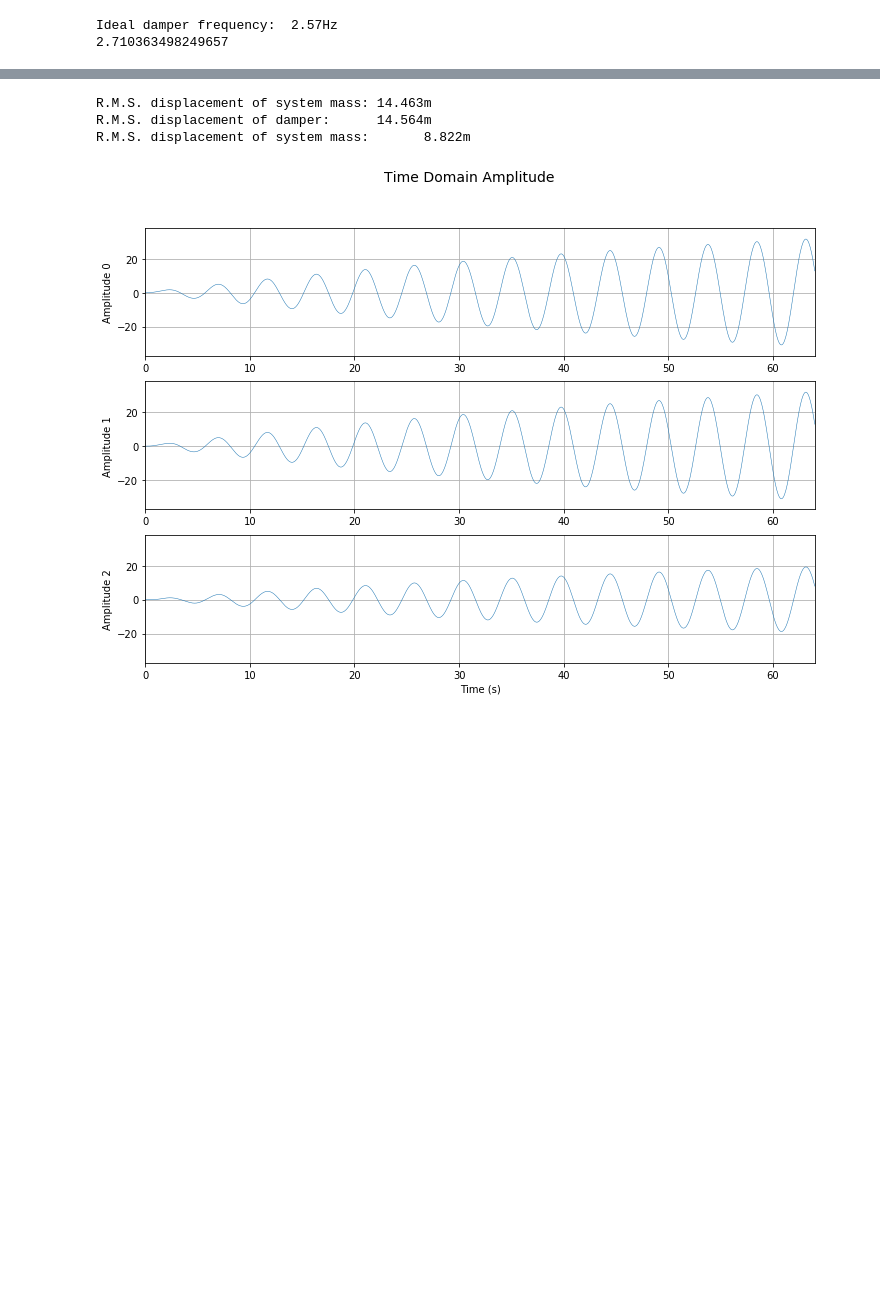
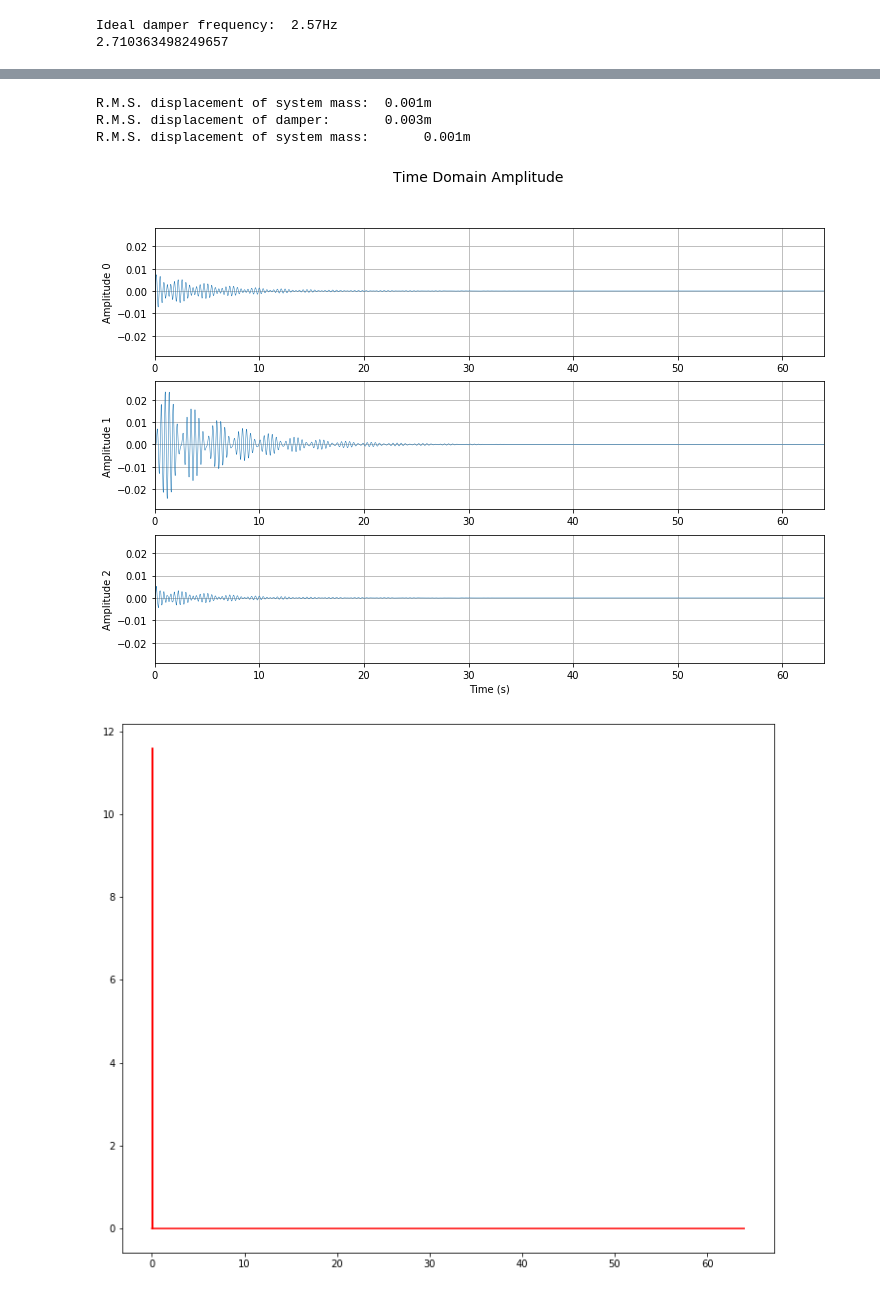
Before and after one commit to lucasborges-ec/FinalProject, a Jupyter notebook: FinalProject_v2.ipynb, the cells around one changed output, grey strips where cells are left out. Saved outputs shown, nothing was run; the diff lists cells and outputs as text; code cells hidden in the pictures; blank space fills up the shorter version.

```diff
--- a/FinalProject_v2.ipynb
+++ b/FinalProject_v2.ipynb
@@ -267,3 +192,22 @@ print (fk[0])
 # %% [output]
 Ideal damper frequency:  2.57Hz
 2.710363498249657
+# %%
+# Matriz de rigidez do amortecedor
+KD = np.array([[    kD, -kD ],    # stiffness matrix
+               [   -kD,  kD ]])
+
+n=1                                                      #Grau de liberdade onde o amortecedor será inserido
+K2=np.insert(np.insert(K, n, 0, axis=1), n, 0, axis=0)  #Inserir uma linha e uma coluna de zeros (matriz de ordem 12)
+M2=np.insert(np.insert(M, n, 0, axis=1), n, 0, axis=0)
+
+for i in range (2):                                      #Adição da matriz KD em K2
+    for j in range (2):
+        K2[n+j][n+i]+=KD[j][i]
+
+M2[n][n]=mD                                              #Adição da massa da mola em M2
+
+
+print ("Matriz de rigidez do amortecedor\n", KD,"\n")
+print ("Matriz de rigidez do modelo\n", K2,"\n")
+print ("Matriz de massa do modelo\n", M2,"\n")
@@ -270,18 +228,6 @@ Ideal damper frequency:  2.57Hz
 # %%
-# Stiffness coefficients in N/m
-KD = np.array ([[ 2*k+kD, -kD , -2*k],
-                [    -kD,  kD ,  0  ],
-                [-2*k,      0 ,  4*k]])
-
-# Lumped mass matrix in kg
-
-
-MD = np.array([[m1,  0,  0,],
-               [ 0, mD,  0,],
-               [ 0,  0, m2,]])
-
 # Uses scipy to solve the standard eigenvalue problem
-w2, Phi = sc.eig(KD, MD)
+w2, Phi = sc.eig(K2, M2)
 
 # Ensure ascending order of eigenvalues
 iw  = w2.argsort()
@@ -311,12 +257,12 @@ Third mode modal mass is:    0.03kg
 # %%
 Td =  64.                          # time discretization parameters
-N  =  1024
+N  =  10240
 fs =  N/Td
 
-F0 =  0.01*k0                      # quasi-static response is 1cm
+F0 =  0.1*k0                      # quasi-static response is 1cm
 t  =  np.linspace(0, Td, N)        # time domain
 s  =  np.sin(2*np.pi*fk[0]*t)      # sine wave ressonant with 1st mode
-F  = [F0*s, np.zeros(s.shape), np.zeros(s.shape)]     # loading vector
+F = [F0*signal.unit_impulse(N, 10), np.zeros(s.shape), np.zeros(s.shape)]
 
 # Modal force as MRPy object
 Fk =  MRPy(np.dot(Phi.T, F), fs=fs)
@@ -327,14 +273,18 @@ for k in range(2):
 # %%
 uk =  Fk.sdof_Duhamel(fk, zt)           # solve by Duhamel
 ut =  MRPy(np.dot(Phi, uk), fs=uk.fs)   # back from modal space
 
 ut.plot_time();
+plt.figure(1, figsize=(12, 10), clear=True)
+plt.plot(t, F[0],"r")
+
 
 print('R.M.S. displacement of system mass: {0:6.3f}m'.format(ut[0].std()))
 print('R.M.S. displacement of damper:      {0:6.3f}m'.format(ut[1].std()))
 print('R.M.S. displacement of system mass:      {0:6.3f}m'.format(ut[2].std()))
 # %% [output]
-R.M.S. displacement of system mass: 14.463m
-R.M.S. displacement of damper:      14.564m
-R.M.S. displacement of system mass:       8.822m
+R.M.S. displacement of system mass:  0.001m
+R.M.S. displacement of damper:       0.003m
+R.M.S. displacement of system mass:       0.001m
-[figure, old version]
+[figure, new version]
+[figure, added]
```
Also changed, not shown: parts of 7 cells of this notebook.
